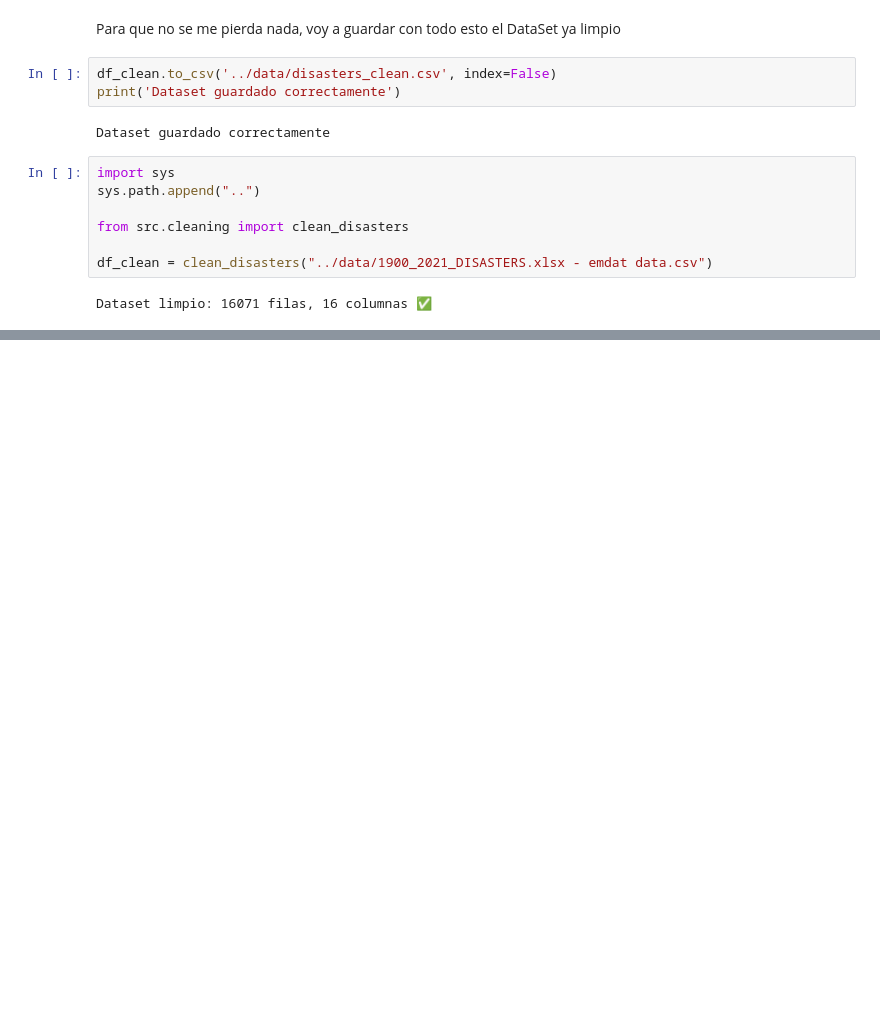
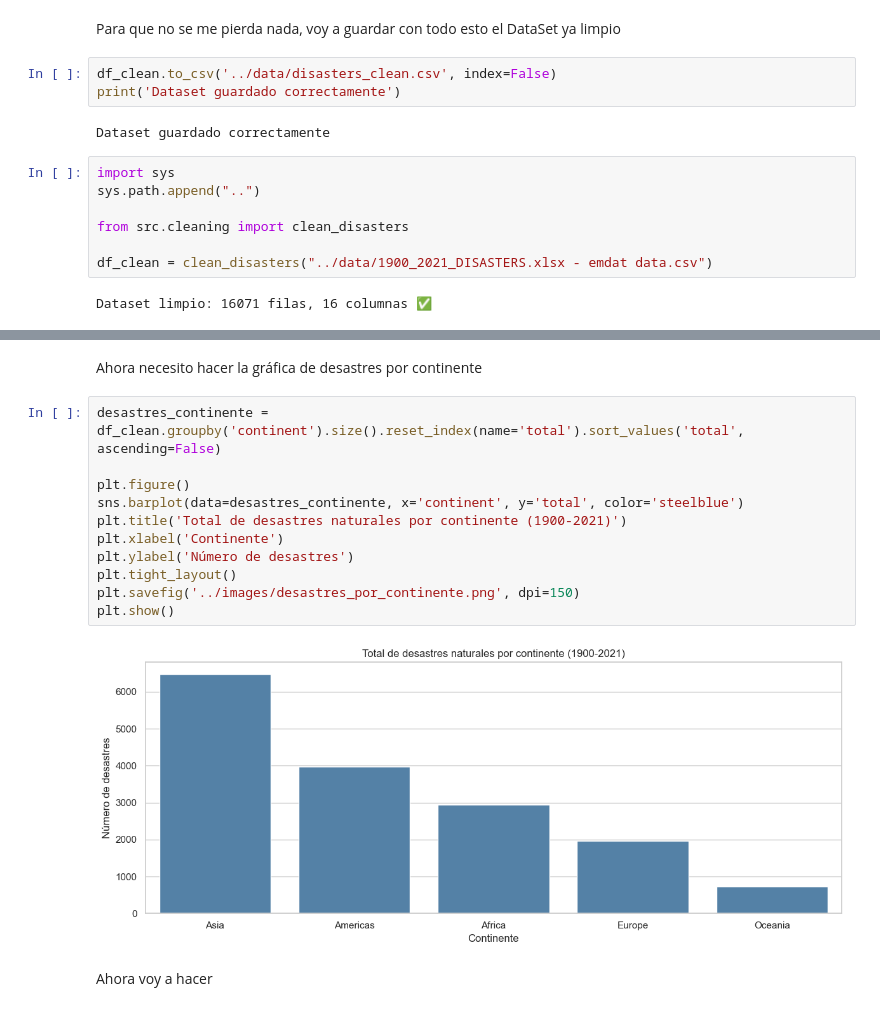
Before and after one commit to erikajcd08/Project-1--Clima-y-Cat-strofres-Naturales, a Jupyter notebook: notebooks/Project 1- Clima y Catastrofes Naturales Notebook.ipynb, the cells around one changed output, grey strips where cells are left out. Drawn from its saved outputs; the diff is of its cells as text; blank space fills up the shorter version.

```diff
--- a/notebooks/Project 1- Clima y Catastrofes Naturales Notebook.ipynb
+++ b/notebooks/Project 1- Clima y Catastrofes Naturales Notebook.ipynb
@@ -285,0 +533,17 @@ Dataset limpio: 16071 filas, 16 columnas ✅
+# %% [markdown]
+Ahora necesito hacer la gráfica de desastres por continente
+# %%
+desastres_continente = df_clean.groupby('continent').size().reset_index(name='total').sort_values('total', ascending=False)
+
+plt.figure()
+sns.barplot(data=desastres_continente, x='continent', y='total', color='steelblue')
+plt.title('Total de desastres naturales por continente (1900-2021)')
+plt.xlabel('Continente')
+plt.ylabel('Número de desastres')
+plt.tight_layout()
+plt.savefig('../images/desastres_por_continente.png', dpi=150)
+plt.show()
+# %% [output]
+[figure, added]
+# %% [markdown]
+Ahora voy a hacer
```
Also changed, not shown: parts of 22 cells of this notebook, 4 other files.
